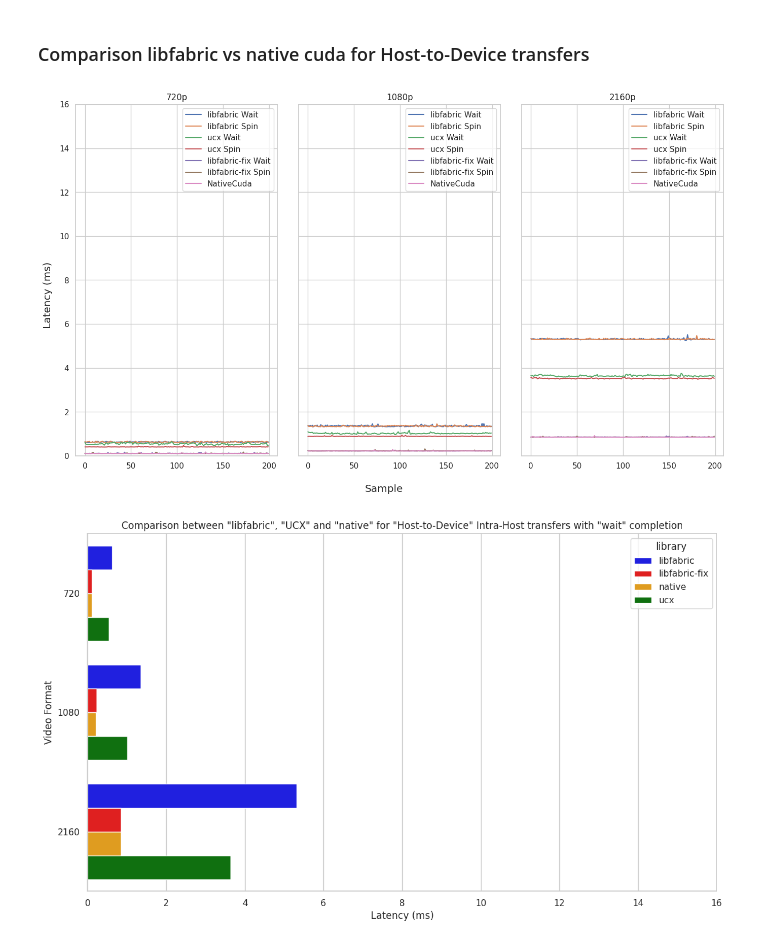
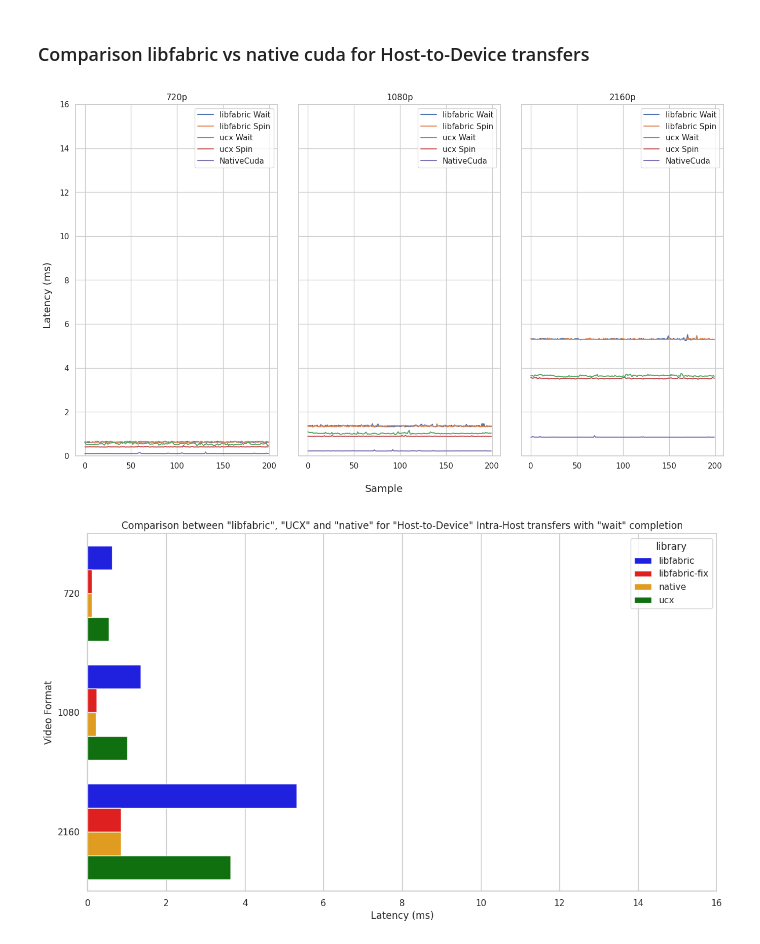
Before and after one commit to jonasohland/mts-fabrics-study, a Jupyter notebook: notebooks/mts-study.ipynb, the cells around one changed output. Cells and saved outputs as stored; diff of their text form; code cells hidden in the pictures.

```diff
--- a/notebooks/mts-study.ipynb
+++ b/notebooks/mts-study.ipynb
@@ -450,26 +450,26 @@ data, perf, _ = load_data(f"{data_dir}/h2d-intrahost", diff_loader, **config)
 # %%
 fig, axs = plt.subplots(nrows=1, ncols=len(Format), sharex=True, sharey=True)
 fig.supylabel("Latency (ms)")
 fig.supxlabel("Sample")
 fig.tight_layout()
 
 for i, format in enumerate(Format):
     for comp in config["completions"]:
         axs[i].plot(data[TestConfiguration(Library.libfabric, format, comp, Test.mxl_fabrics, Movement.h2d, Transport.shm, TransferMode.oneway)]/1e6, label=f"libfabric {comp.value}")
 
     for comp in config["completions"]:
         axs[i].plot(data[TestConfiguration(Library.ucx, format, comp, Test.ucx, Movement.h2d, Transport.none, TransferMode.oneway)]/1e6, label=f"ucx {comp.value}")
 
-    for comp in config["completions"]:
-        axs[i].plot(data[TestConfiguration(Library.libfabric_fix, format, comp, Test.mxl_fabrics, Movement.h2d, Transport.shm, TransferMode.oneway)]/1e6, label=f"libfabric-fix {comp.value}")
+    # for comp in config["completions"]:
+    #     axs[i].plot(data[TestConfiguration(Library.libfabric_fix, format, comp, Test.mxl_fabrics, Movement.h2d, Transport.shm, TransferMode.oneway)]/1e6, label=f"libfabric-fix {comp.value}")
 
     axs[i].plot(data[TestConfiguration(Library.native, format, Completion.none, Test.native_cuda, Movement.h2d, Transport.none, TransferMode.none)]/1e6, label=f"{Test.native_cuda.value}")
 
     axs[i].set_title(f"{format.value}p")
     axs[i].set_ylim(0, 16)
     axs[i].legend()
 # %% [output]
-[figure, old version]
+[figure, new version]
 # %%
 data_df = make_table(data, perf, columns=["format", "library", "completion", "movement"])
 data_df = data_df.filter((pl.col("completion") == Completion.none.value) |  (pl.col("completion") == Completion.wait.value))
```
Also changed, not shown: parts of 3 cells of this notebook, 2 other files.
